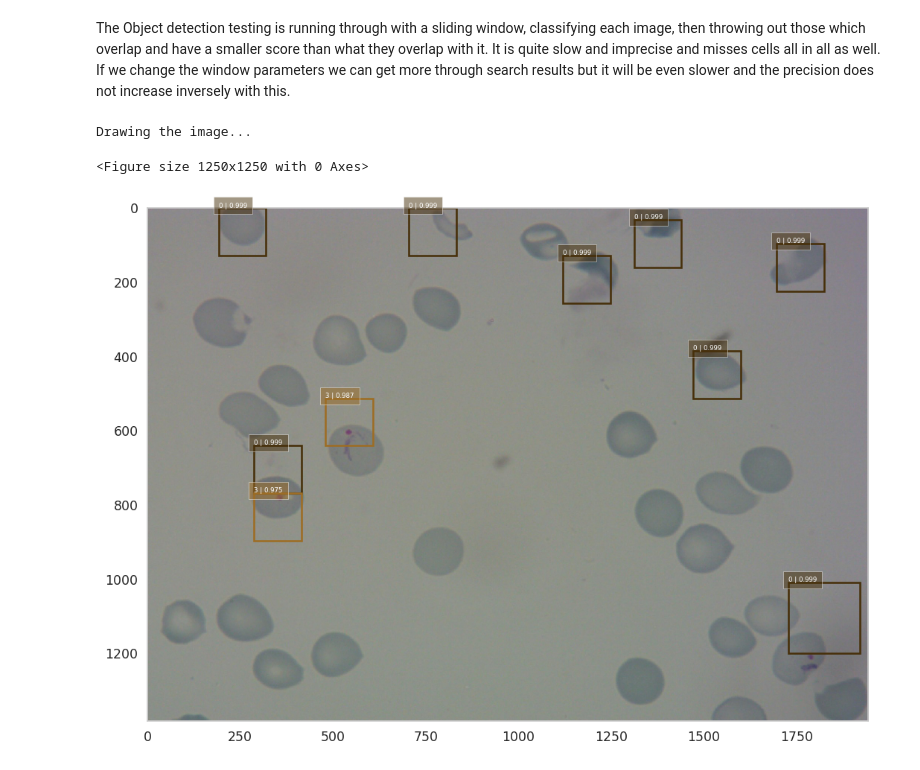
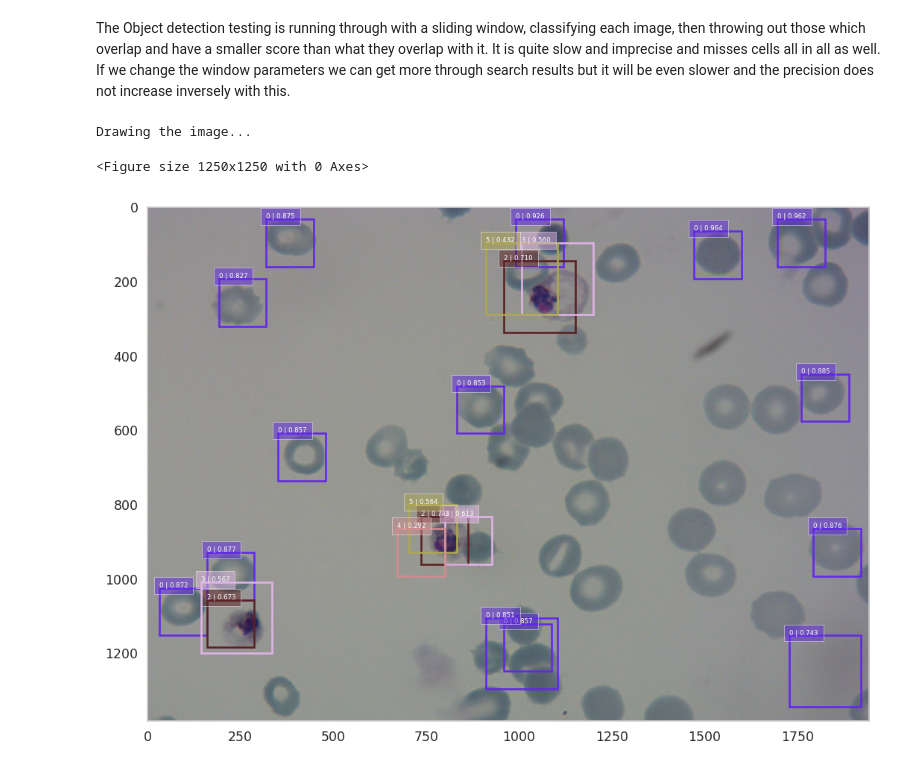
Before and after one commit to Lasulux/Midterm_Project, a Jupyter notebook: Malaria.ipynb, the cells around one changed output. Cells and saved outputs as stored; diff of their text form; code cells hidden in the pictures.

```diff
--- a/Malaria.ipynb
+++ b/Malaria.ipynb
@@ -381,8 +397,8 @@ def gen_train_cells(dataframe=train_df,tfrom=0,tto=1,tfilter=True,vvfilter=0.05,
 # %% [markdown]
 Call the cell generator. We can decide how much of each cell we want and if we want to rotate, augment.
 # %%
-#gen_train_cells(dataframe=train_df,tfrom=0,tto=1,tfilter=False,vvfilter=0.01,t2filter=0.2,rotate=False) ___:test_df
-lower_rot_bboximages,lower_rot_classes,lower_rot_bboxes= gen_train_cells(rotate=True,augment=True,maxclasscount=3000)
+#gen_train_cells(dataframe=train_df,tfrom=0,tto=1,tfilter=False,vvfilter=0.01,t2filter=0.2,rotate=False)
+lower_rot_bboximages,lower_rot_classes,lower_rot_bboxes= gen_train_cells(rotate=True,augment=True,maxclasscount=1000)
 # %% [markdown]
 Similiar method for cutting out test cells seperately
 # %%
@@ -531,5 +551,5 @@ class_weight = {0: 0.5, 1: 10, 2: 4, 3: 10, 4: 10, 5: 10, 6: 10, 7: 0.5}#insert
 Training the model, saving it, plotting accuracy.
 The overall best classifier I got was trained about 200 epochs with both balanced, imbalanced, and background datasets seperately. This was achived through trial and error.
 # %%
-history = testmodel.fit(nptbboximages, nptclasses, batch_size=32, epochs=60, verbose=1,validation_data=(nptbboximages, nptclasses))
+history = model.fit(train_bboximages, train_classes, batch_size=32, epochs=120, verbose=1,validation_data=(nptbboximages, nptclasses))
 # %%
@@ -555,12 +575,12 @@ plt.legend(['train', 'validation'], loc='upper left')
 # %% [markdown]
 Testing single images.
 # %%
-image_number=121 #63, 120,121,122
+image_number=122 #63, 120,121,122
 testimage=np.expand_dims(resize(nptbboximages[image_number], (128, 128)),axis=0) #class 2
-prediction = testmodel.predict(testimage)
+prediction = model.predict(testimage)
 print(prediction.argmax())
 print(prediction)
 plt.figure(figsize=(8, 8))
-plt.title(tclasses[image_number])
+plt.title(nptclasses[image_number])
 plt.imshow(resize(nptbboximages[image_number], (128, 128)))
 plt.show()
@@ -577,7 +592,7 @@ Testing a batch of images.
 fig=plt.figure(figsize=(8, 8))
 columns = 5
 rows = 5
-j=300
+j=0
 
 for i in range(1, columns*rows+1 ):
     ax =          fig.add_subplot(rows, columns, i)
@@ -587,9 +602,9 @@ for i in range(1, columns*rows+1 ):
        r1 =          random.randint(1, np.shape(nptbboximages)[0])
        j=j+1
 
-    original =    nptclasses[j]
-    testimage =   np.expand_dims((nptbboximages[j]),axis=0)
-    predictiona = testmodel.predict(testimage)
+    original =    nptclasses[r1]
+    testimage =   np.expand_dims((nptbboximages[r1]),axis=0)
+    predictiona = model.predict(testimage)
     prediction =  predictiona.argmax()
     score =       predictiona[0][prediction]
     title =       "{}-{}, {:03.3f};".format(original,prediction,score)
@@ -604,8 +619,8 @@ plt.show()
 # %% [markdown]
 The Object detection testing is running through with a sliding window, classifying each image, then throwing out those which overlap and have a smaller score than what they overlap with it. It is quite slow and imprecise and misses cells all in all as well. If we change the window parameters we can get more through search results but it will be even slower and the precision does not increase inversely with this.
 # %%
-image_number=8
-nms_threshold=0.5
+image_number=12
+nms_threshold=0.5#0.5
 Winsize= 128
 stepsize= math.ceil(Winsize * 0.25)
 (winW, winH) = (Winsize, Winsize)
@@ -629,33 +644,34 @@ for resized in pyramid(c_img, scale=1.5):
     img2 = resize(img2, (128, 128))
 
     if x<1450 or y<1000 :
-      prediction = testmodel.predict(np.expand_dims(img2,axis=0))
+      prediction = model.predict(np.expand_dims(img2,axis=0))
       if np.argmax(prediction)!=7:# and np.argmax(prediction)!=0:
-        if np.squeeze(prediction)[np.argmax(prediction)]>0.9:
+        if np.squeeze(prediction)[np.argmax(prediction)]>0:
           winbboxes.append(np.array([  y/height, x/width, (y+winH)/height,  (x+winW)/width]))
           winclasses.append(np.argmax(prediction))
           winscores.append(np.squeeze(prediction)[np.argmax(prediction)]-0.001)
 
 
 winbboxes=np.array(winbboxes)
 winbboxes=np.reshape(winbboxes,(-1,4))
 winscores=np.array(winscores)
 winclasses=np.array(winclasses)
 
 clear_output()
 print("Sorting...")
 top_k=5000
 idxes = np.argsort(-winscores)
 winclasses = winclasses[idxes][:top_k]
 winscores = winscores[idxes][:top_k]
 winbboxes = winbboxes[idxes][:top_k]
 clear_output()
 print("Reducing number of bboxes...")
 winclasses,winscores,winbboxes=bboxes_nms(winclasses,winscores,winbboxes,nms_threshold)
+#if bbox1,bbox2 iouscore>0.5 --> keep bbox with bigger score
 clear_output()
 print("Drawing the image...")
 plt_bboxes(c_img, winclasses, winscores, winbboxes)
 # %% [output]
 Drawing the image...
 <Figure size 1250x1250 with 0 Axes>
-[figure, old version]
+[figure, new version]
```
Also changed, not shown: parts of 15 cells of this notebook.
